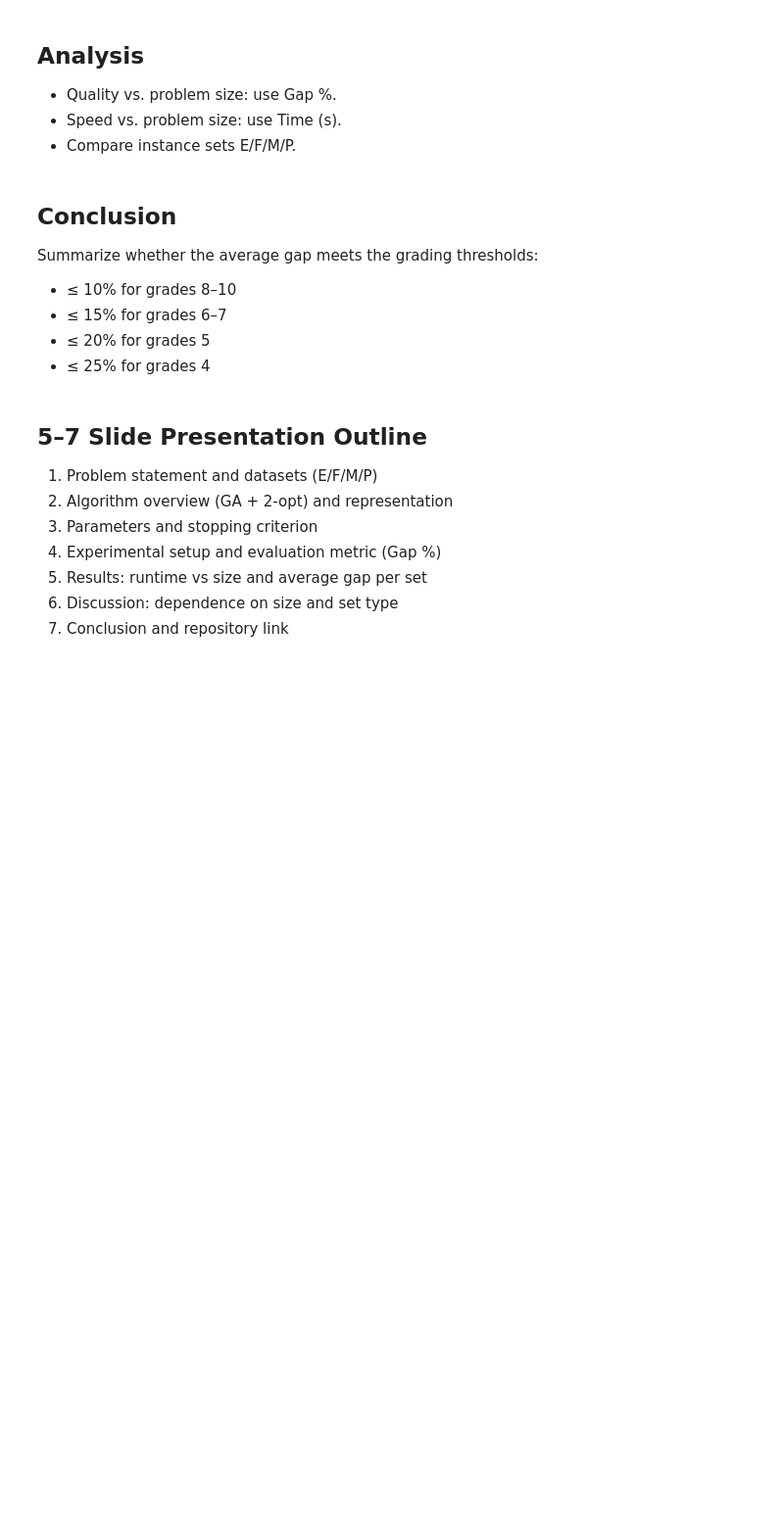
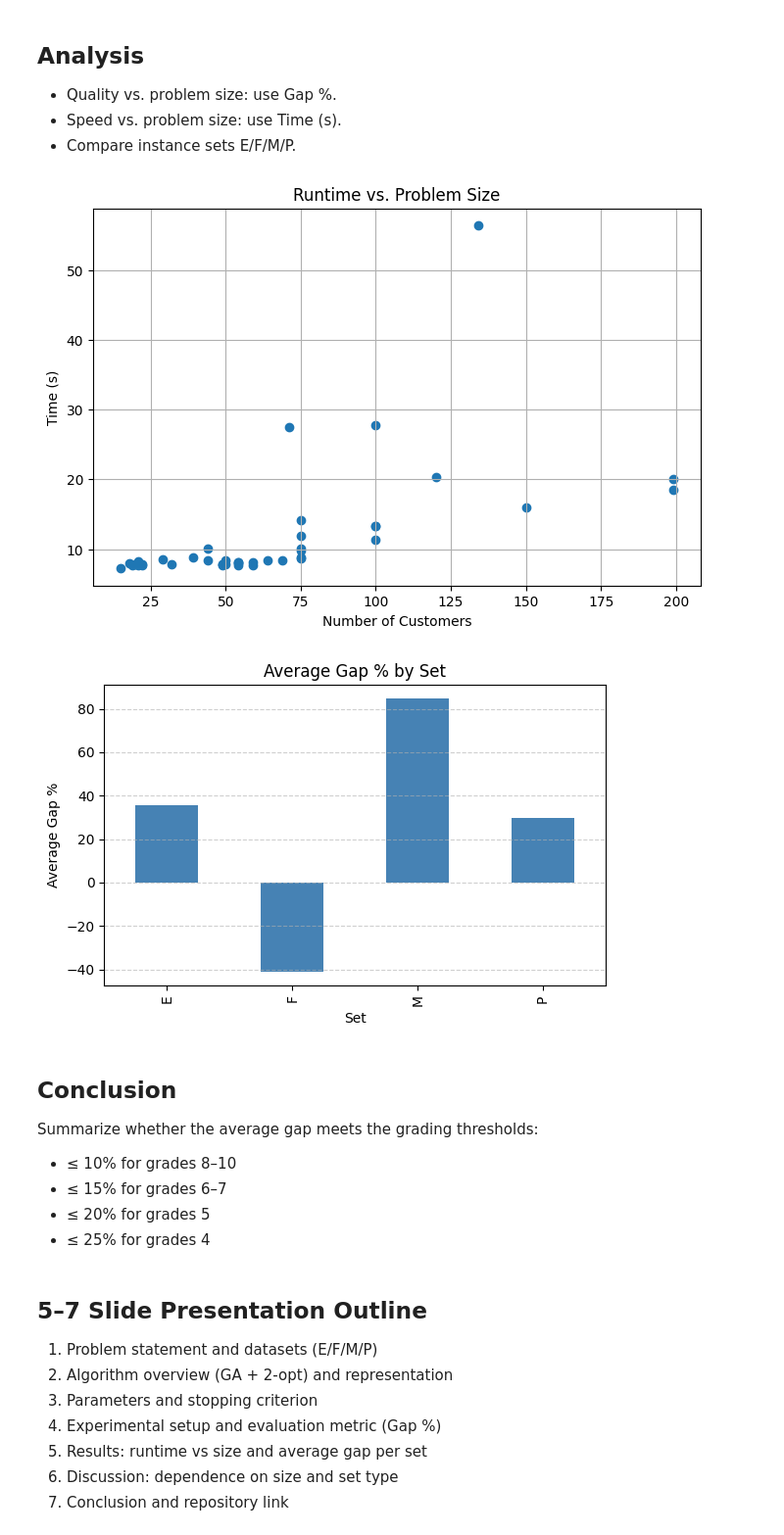
Before and after one commit to NabilM5/Metaheuristics_ai, a Jupyter notebook: Metaheuristics_ai_Mouhamech_Nabil.ipynb, the cells around one changed output. Shown at 98% size. Drawn from its saved outputs; the diff is of its cells as text; code cells hidden in the pictures; blank space fills up the shorter version.

```diff
--- a/Metaheuristics_ai_Mouhamech_Nabil.ipynb
+++ b/Metaheuristics_ai_Mouhamech_Nabil.ipynb
@@ -370,3 +390,12 @@ optimal_values = {
 ## Experiments (E, F, M, P)
 
 We run the algorithm on each instance and compute the Gap % relative to the best-known optimal values.
+# %%
+# Diagnostic: count .vrp files in each folder (recursive)
+for d in ["E", "F", "M", "P"]:
+    path = Path(d)
+    if not path.exists():
+        print(f"{d}: folder not found")
+        continue
+    files = list(path.rglob("*.vrp"))
+    print(f"{d}: {len(files)} .vrp files (recursive)")
@@ -421,26 +483,32 @@ results_df.head()
 - Compare instance sets E/F/M/P.
 # %%
 # Scatter: time vs. size
-plt.figure(figsize=(8, 5))
-plt.scatter(results_df["Number of Customers"], results_df["Time (s)"])
-plt.xlabel("Number of Customers")
-plt.ylabel("Time (s)")
-plt.title("Runtime vs. Problem Size")
-plt.grid(True)
-plt.show()
+if results_df.empty:
+    print("No results to plot. Run the experiment cell first.")
+else:
+    plt.figure(figsize=(8, 5))
+    plt.scatter(results_df["Number of Customers"], results_df["Time (s)"])
+    plt.xlabel("Number of Customers")
+    plt.ylabel("Time (s)")
+    plt.title("Runtime vs. Problem Size")
+    plt.grid(True)
+    plt.show()
 
-# Average gap per set
-avg_gap = results_df.groupby("Set")["Gap %"].mean()
-plt.figure(figsize=(6, 4))
-avg_gap.plot(kind="bar", color="steelblue")
-plt.xlabel("Set")
-plt.ylabel("Average Gap %")
-plt.title("Average Gap % by Set")
-plt.grid(axis="y", linestyle="--", alpha=0.6)
-plt.tight_layout()
-plt.show()
+    # Average gap per set
+    avg_gap = results_df.groupby("Set")["Gap %"].mean()
+    plt.figure(figsize=(6, 4))
+    avg_gap.plot(kind="bar", color="steelblue")
+    plt.xlabel("Set")
+    plt.ylabel("Average Gap %")
+    plt.title("Average Gap % by Set")
+    plt.grid(axis="y", linestyle="--", alpha=0.6)
+    plt.tight_layout()
+    plt.show()
 
-avg_gap
+    avg_gap
+# %% [output]
+[figure, added]
+[figure, added]
 # %% [markdown]
 ## Conclusion
 
```
Also changed, not shown: parts of 3 cells of this notebook, 1 other file.
